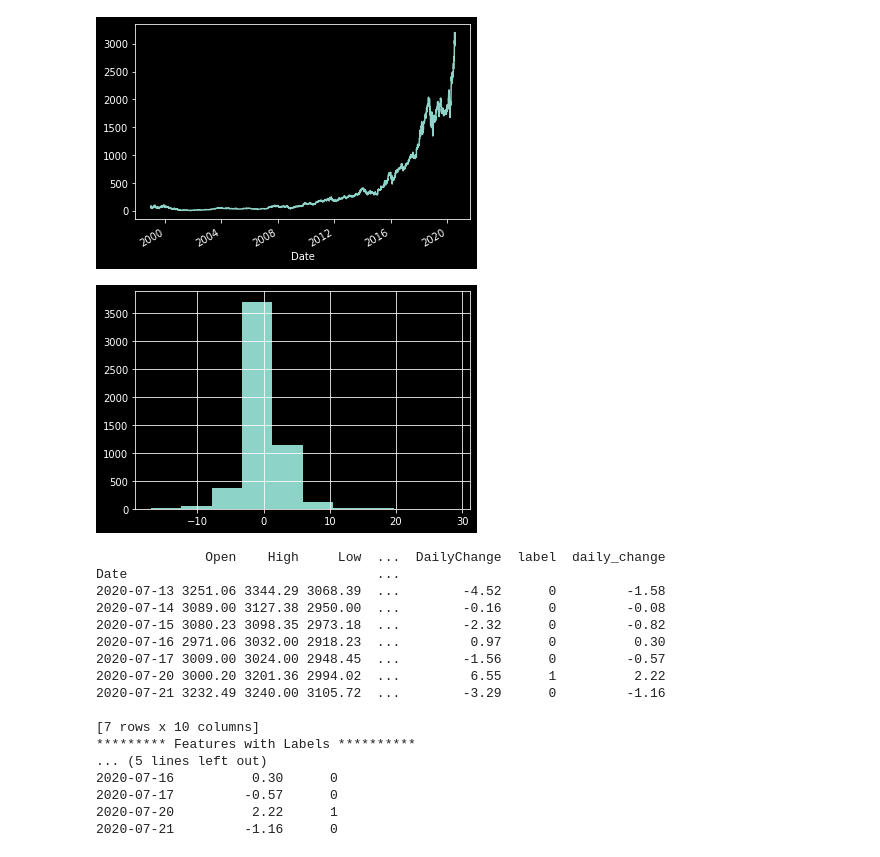
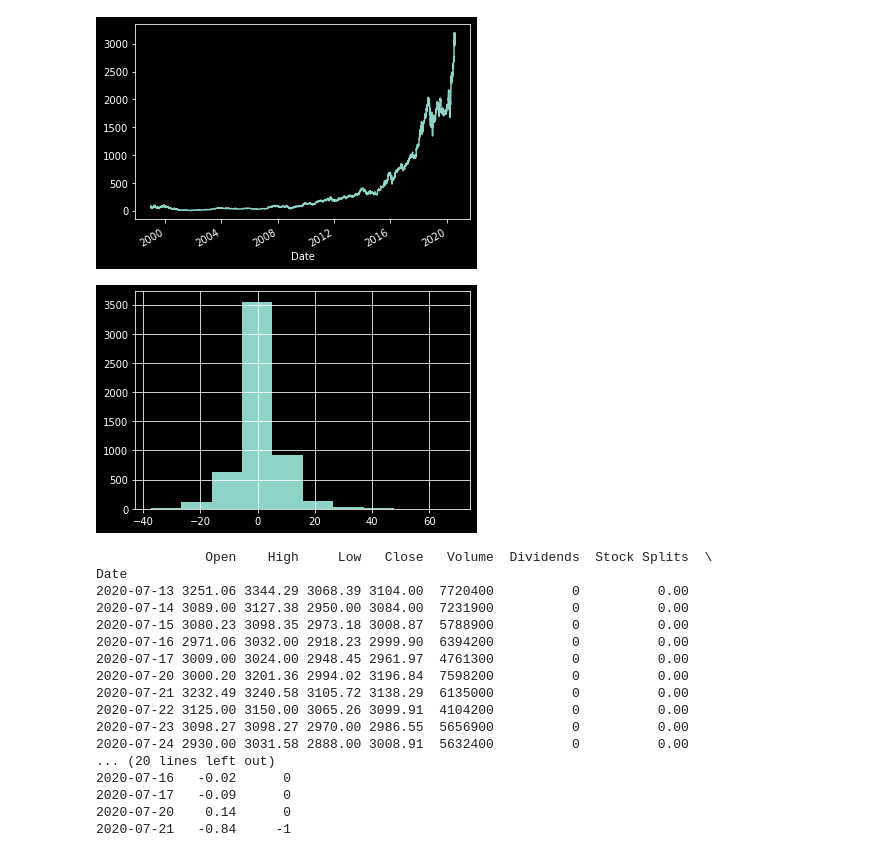
Before and after one commit to simonperrott/stockatron, a Jupyter notebook: stockatron_baseline_model.ipynb, the cells around one changed output. Cells and saved outputs as stored; diff of their text form; code cells hidden in the pictures.

```diff
--- a/stockatron_baseline_model.ipynb
+++ b/stockatron_baseline_model.ipynb
@@ -65,26 +42,46 @@ def create_daily_features_and_labels(df, threshold=5):
-# %%
-dataset = create_daily_features_and_labels(df_amzn)
-print('********* Features with Labels **********')
-print(dataset.tail(7))
-# %% [output]
-[figure, removed]
-              Open    High     Low  ...  DailyChange  label  daily_change
-Date                                ...
-2020-07-13 3251.06 3344.29 3068.39  ...        -4.52      0         -1.58
-2020-07-14 3089.00 3127.38 2950.00  ...        -0.16      0         -0.08
-2020-07-15 3080.23 3098.35 2973.18  ...        -2.32      0         -0.82
-2020-07-16 2971.06 3032.00 2918.23  ...         0.97      0          0.30
-2020-07-17 3009.00 3024.00 2948.45  ...        -1.56      0         -0.57
-2020-07-20 3000.20 3201.36 2994.02  ...         6.55      1          2.22
-2020-07-21 3232.49 3240.00 3105.72  ...        -3.29      0         -1.16
-
-[7 rows x 10 columns]
-********* Features with Labels **********
-... (5 lines left out)
-2020-07-16          0.30      0
-2020-07-17         -0.57      0
-2020-07-20          2.22      1
-2020-07-21         -1.16      0
+# %%
+from sklearn.preprocessing import StandardScaler
+
+# We want to estimate whether a stock price's change will move by more than 5% over the coming 5 trading days and in which direction the proce will move.
+def create_labels(df:pd.DataFrame, threshold:float, numDaysForwardToPredict = -5):
+  df['CloseAfter5Days'] = df['Close'].shift(numDaysForwardToPredict, axis=0)
+  df['change'] = 100* (df['CloseAfter5Days'] - df['Open'])/df['Open']
+  df['change'].hist()
+  pyplot.show()
+
+  # 0 HOLD => -ve threshold < % Change < +ve threshold
+  # 1 BUY => % Change > +ve threshold
+  # -1 SELL => % Change < -ve threshold
+  df['label'] = df['change'].apply(lambda x: 1 if x > threshold else -1 if x < -1*threshold else 0)
+  print(df.tail(12))
+
+  scaler = StandardScaler() # or MinMaxScaler(feature_range=(-1, 1))
+  df['change'] = scaler.fit_transform(df[['change']])
+  df_subset = df.loc[:, ['change', 'label']]
+  df_subset.dropna(inplace=True)
+  print(df_subset.tail(5))
+  return df_subset
+# %%
+df = create_labels(df_amzn, 5.0)
+# %% [output]
+[figure, added]
+              Open    High     Low   Close   Volume  Dividends  Stock Splits  \
+Date
+2020-07-13 3251.06 3344.29 3068.39 3104.00  7720400          0          0.00
+2020-07-14 3089.00 3127.38 2950.00 3084.00  7231900          0          0.00
+2020-07-15 3080.23 3098.35 2973.18 3008.87  5788900          0          0.00
+2020-07-16 2971.06 3032.00 2918.23 2999.90  6394200          0          0.00
+2020-07-17 3009.00 3024.00 2948.45 2961.97  4761300          0          0.00
+2020-07-20 3000.20 3201.36 2994.02 3196.84  7598200          0          0.00
+2020-07-21 3232.49 3240.58 3105.72 3138.29  6135000          0          0.00
+2020-07-22 3125.00 3150.00 3065.26 3099.91  4104200          0          0.00
+2020-07-23 3098.27 3098.27 2970.00 2986.55  5656900          0          0.00
+2020-07-24 2930.00 3031.58 2888.00 3008.91  5632400          0          0.00
+... (20 lines left out)
+2020-07-16   -0.02      0
+2020-07-17   -0.09      0
+2020-07-20    0.14      0
+2020-07-21   -0.84     -1
 # %%
 from pandas import DataFrame
 from pandas import concat
```
Also changed, not shown: parts of 21 cells of this notebook.
